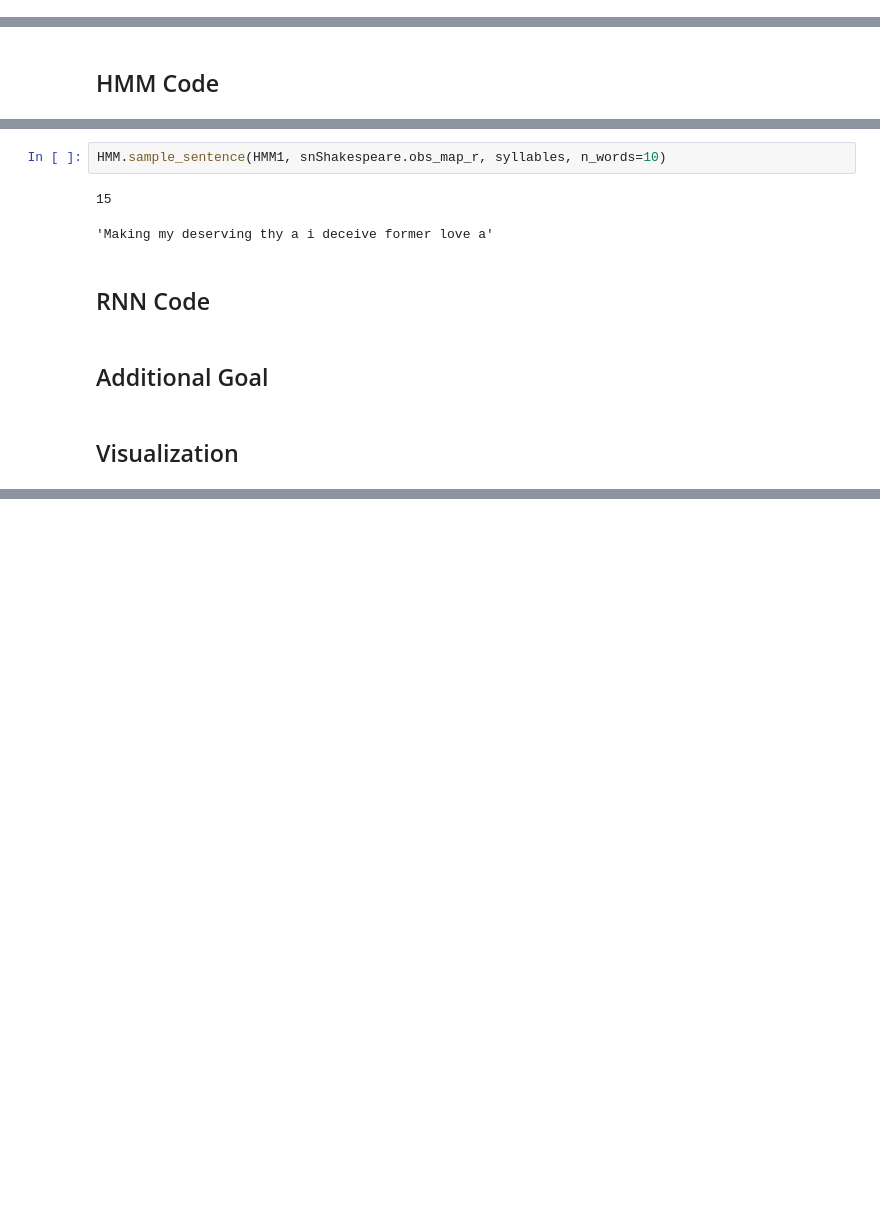
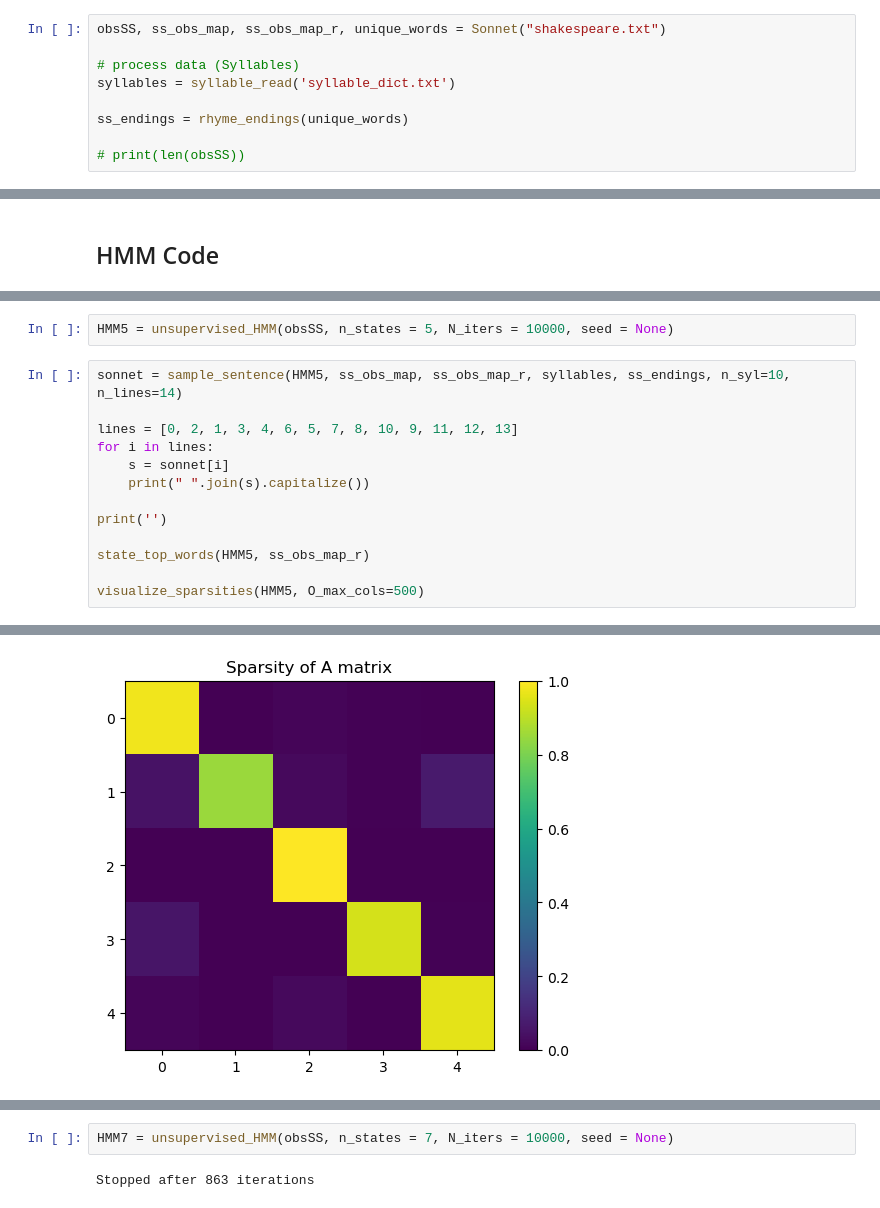
Before and after one commit to WeiHou1996/CMS-155-Project3, a Jupyter notebook: miniproject3_starter_ethan.ipynb, the cells around one changed output, grey strips where cells are left out. Drawn from its saved outputs; the diff is of its cells as text; blank space fills up the shorter version.

```diff
--- a/miniproject3_starter_ethan.ipynb
+++ b/miniproject3_starter_ethan.ipynb
@@ -72,3 +1010,12 @@ The autoreload extension is already loaded. To reload it, use:
+# %%
+obsSS, ss_obs_map, ss_obs_map_r, unique_words = Sonnet("shakespeare.txt")
+
+# process data (Syllables)
+syllables = syllable_read('syllable_dict.txt')
+
+ss_endings = rhyme_endings(unique_words)
+
+# print(len(obsSS))
 # %% [markdown]
 # Implementing Models
 # %% [markdown]
@@ -81,11 +1023,16 @@ HMM1 = HMM.unsupervised_HMM(snShakespeare.obs, n_states = 4, N_iters = 10, seed
-# %%
-HMM.sample_sentence(HMM1, snShakespeare.obs_map_r, syllables, n_words=10)
-# %% [output]
-15
-'Making my deserving thy a i deceive former love a'
-# %% [markdown]
-## RNN Code
-# %% [markdown]
-## Additional Goal
-# %% [markdown]
-## Visualization
+# %%
+HMM5 = unsupervised_HMM(obsSS, n_states = 5, N_iters = 10000, seed = None)
+# %%
+sonnet = sample_sentence(HMM5, ss_obs_map, ss_obs_map_r, syllables, ss_endings, n_syl=10, n_lines=14)
+
+lines = [0, 2, 1, 3, 4, 6, 5, 7, 8, 10, 9, 11, 12, 13]
+for i in lines:
+    s = sonnet[i]
+    print(" ".join(s).capitalize())
+
+print('')
+
+state_top_words(HMM5, ss_obs_map_r)
+
+visualize_sparsities(HMM5, O_max_cols=500)
+# %% [output]
@@ -91,0 +1056 @@ HMM.sample_sentence(HMM1, snShakespeare.obs_map_r, syllables, n_words=10)
+[figure, added]
@@ -91,0 +1058,4 @@ HMM.sample_sentence(HMM1, snShakespeare.obs_map_r, syllables, n_words=10)
+# %%
+HMM7 = unsupervised_HMM(obsSS, n_states = 7, N_iters = 10000, seed = None)
+# %% [output]
+Stopped after 863 iterations
```
Also changed, not shown: parts of 16 cells of this notebook, 22 other files.
